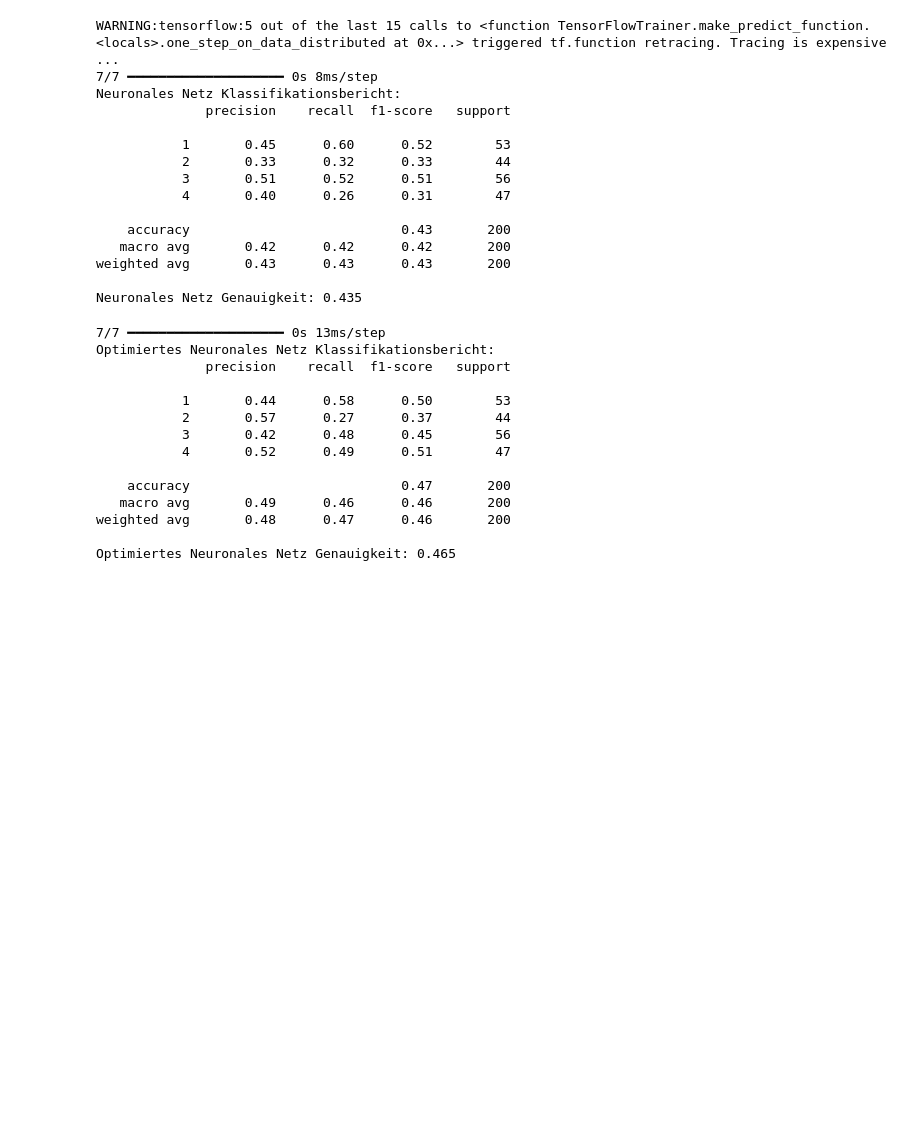
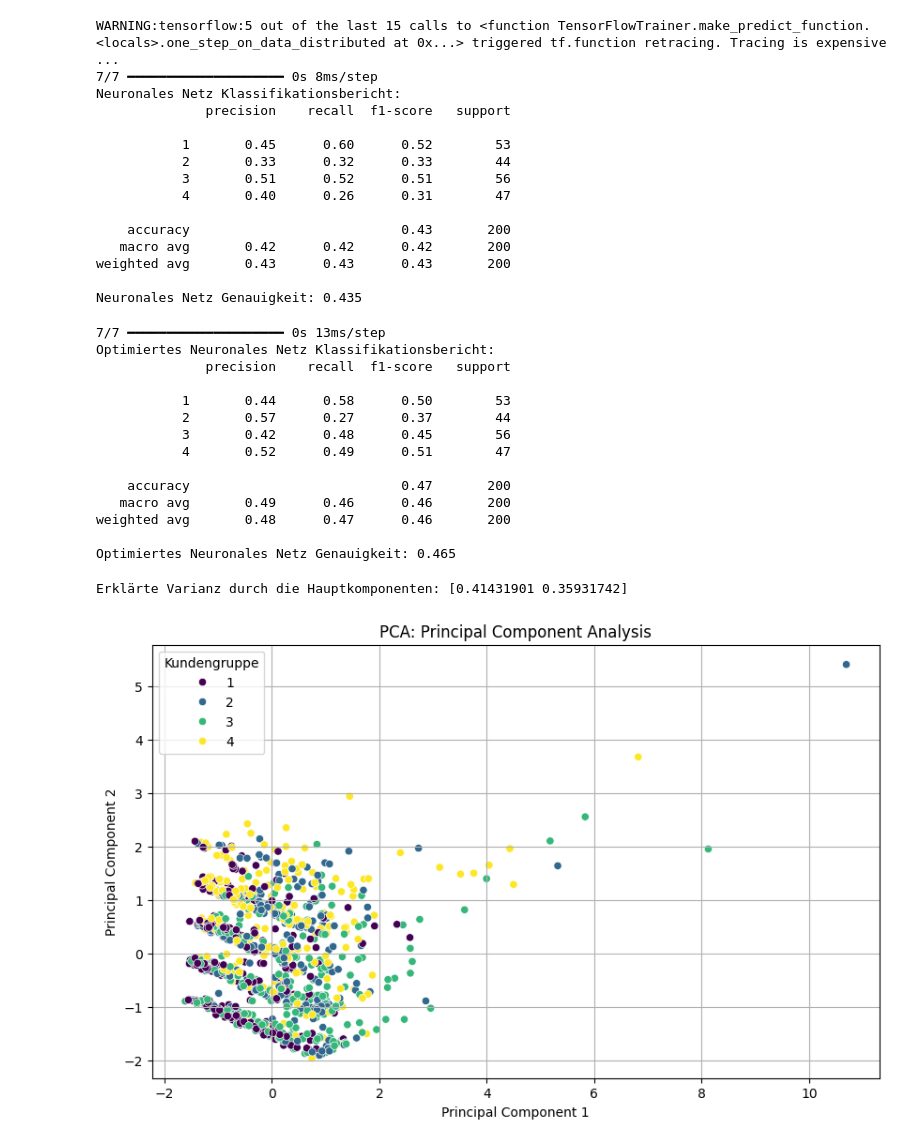
Before and after one commit to AdrianoF03/Projekt-Big-Data-Analytics, a Jupyter notebook: telefonkunden.ipynb, the cells around one changed output. Cells and saved outputs as stored; diff of their text form; code cells hidden in the pictures; blank space fills up the shorter version.

````diff
--- a/telefonkunden.ipynb
+++ b/telefonkunden.ipynb
@@ -710,0 +782,37 @@ Optimiertes Neuronales Netz Genauigkeit: 0.465
+# %%
+```python
+from sklearn.decomposition import PCA  # Import der PCA-Klasse aus scikit-learn
+
+# Datenaufteilung in Features (X) und Zielvariable (y)
+X = telefonkunden[['tenure', 'income', 'ed']]  # Entfernen der Zielvariable 'custcat' aus den Features
+y = telefonkunden['custcat']  # Zielvariable 'custcat'
+
+# Feature-Skalierung
+scaler = StandardScaler()  # Initialisierung des StandardScalers
+X_scaled = scaler.fit_transform(X)  # Anpassung und Transformation der Features
+
+# PCA-Objekt erstellen und Anzahl der Komponenten festlegen
+pca = PCA(n_components=2)  # PCA-Objekt mit 2 Hauptkomponenten initialisieren
+
+# PCA auf die skalierten Daten anwenden
+X_pca = pca.fit_transform(X_scaled)  # Transformation der Daten mit PCA
+
+# Erstellen eines DataFrames mit den PCA-Ergebnissen
+pca_df = pd.DataFrame(data=X_pca, columns=['Principal Component 1', 'Principal Component 2'])  # DataFrame mit den Hauptkomponenten erstellen
+pca_df['custcat'] = y.values  # Hinzufügen der Zielvariable zum DataFrame
+
+# Ausgabe der erklärten Varianz durch die Hauptkomponenten
+print("Erklärte Varianz durch die Hauptkomponenten:", pca.explained_variance_ratio_)  # Ausgabe der erklärten Varianz
+
+# Plot der Hauptkomponenten
+plt.figure(figsize=(10, 6))  # Größe der Figur festlegen
+sns.scatterplot(x='Principal Component 1', y='Principal Component 2', hue='custcat', data=pca_df, palette='viridis')  # Scatterplot der Hauptkomponenten
+plt.title('PCA: Principal Component Analysis')  # Titel des Plots
+plt.xlabel('Principal Component 1')  # Beschriftung der x-Achse
+plt.ylabel('Principal Component 2')  # Beschriftung der y-Achse
+plt.legend(title='Kundengruppe')  # Legende hinzufügen
+plt.grid(True)  # Gitterlinien hinzufügen
+plt.show()  # Plot anzeigen
+# %% [output]
+Erklärte Varianz durch die Hauptkomponenten: [0.41431901 0.35931742]
+[figure, added]
````
Also changed, not shown: parts of 14 cells of this notebook.
